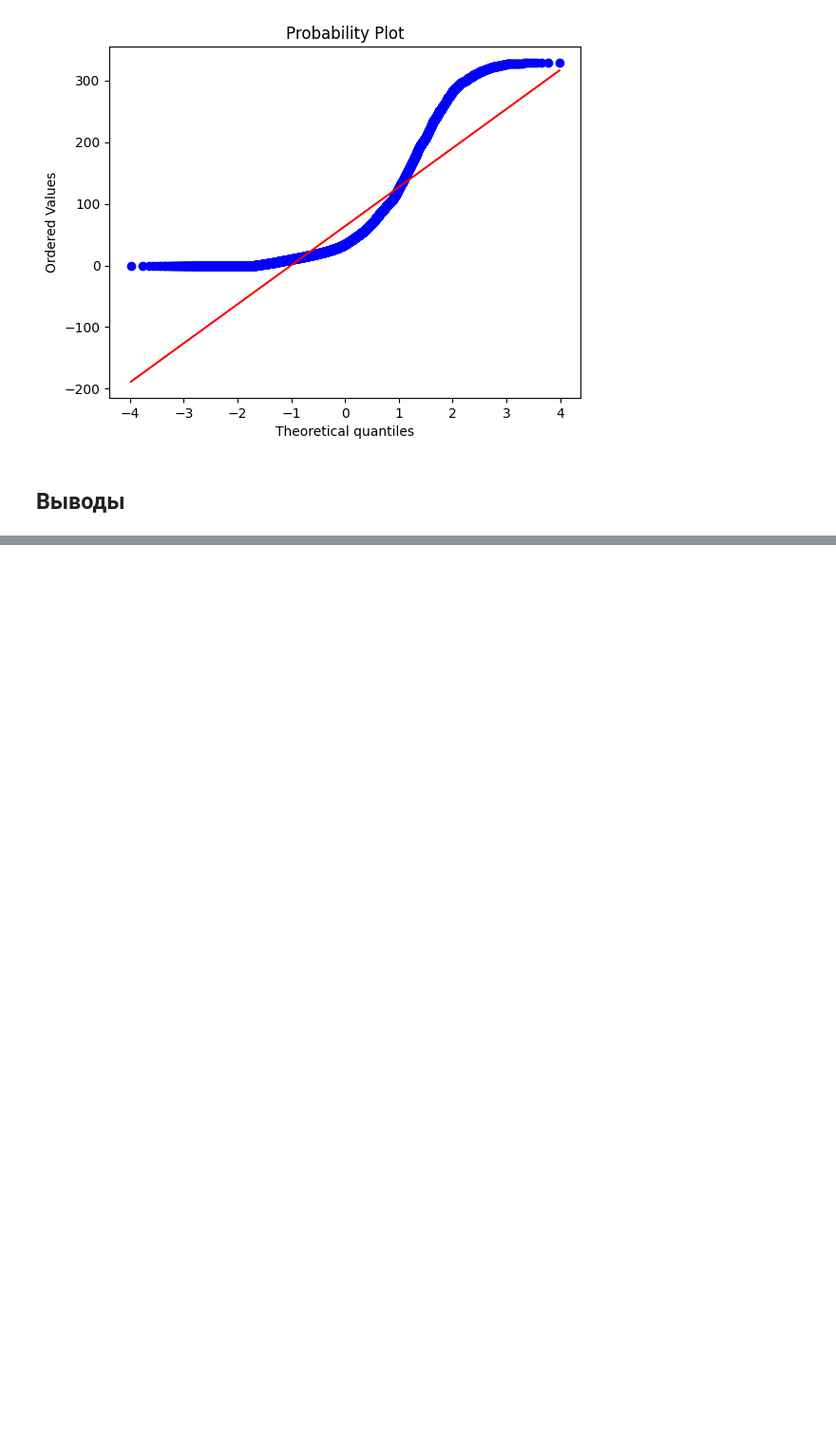
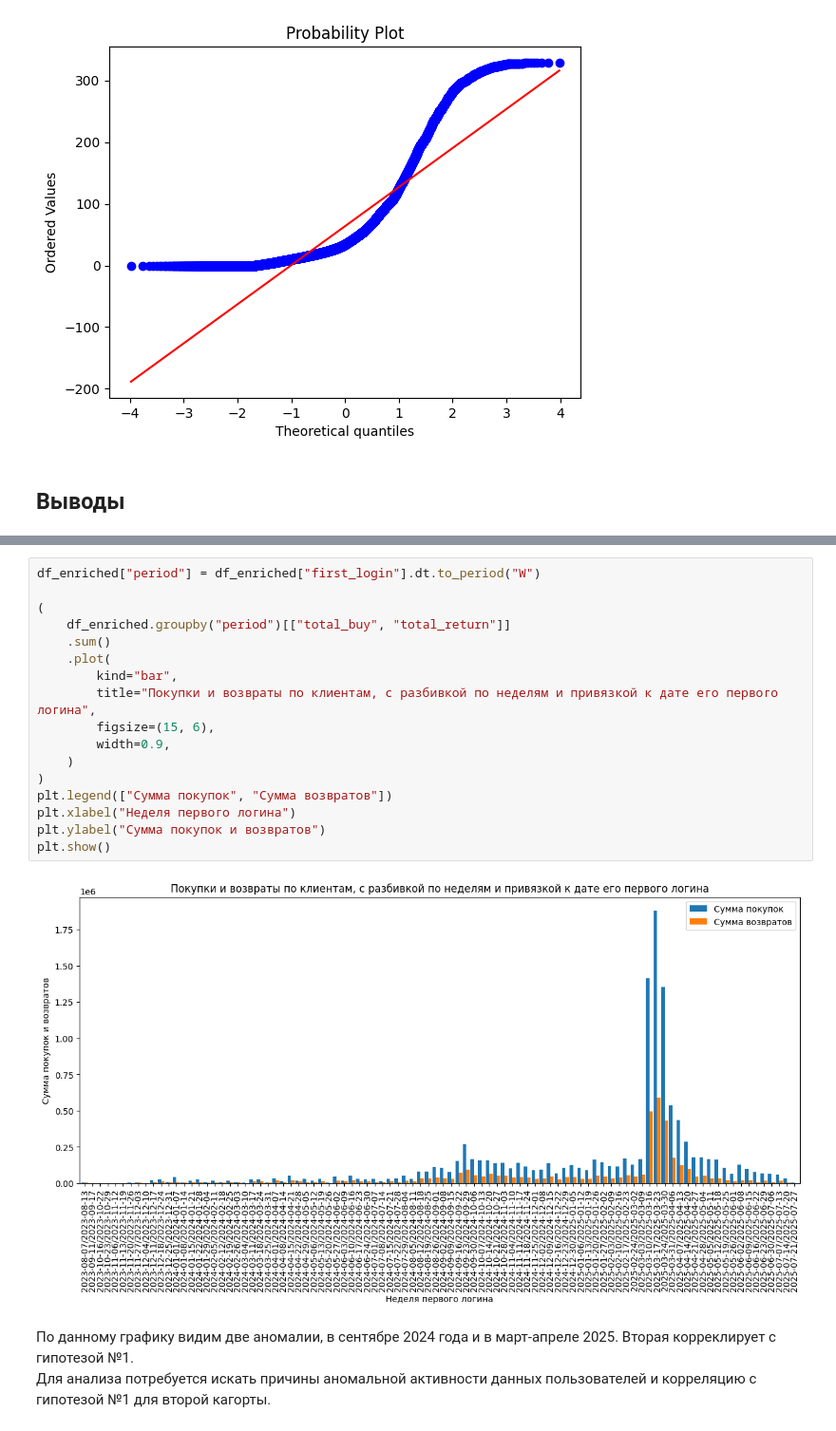
Before and after one commit to Lilya-te/DS-workshop2025, a Jupyter notebook: Checkpoint1_team1.ipynb, the cells around one changed output, grey strips where cells are left out. Shown at 95% size. Cells and saved outputs as stored; diff of their text form; blank space fills up the shorter version.

```diff
--- a/Checkpoint1_team1.ipynb
+++ b/Checkpoint1_team1.ipynb
@@ -318,0 +386,22 @@ _Предпочтения браузера у юзеров, совершивши
+# %%
+df_enriched["period"] = df_enriched["first_login"].dt.to_period("W")
+
+(
+    df_enriched.groupby("period")[["total_buy", "total_return"]]
+    .sum()
+    .plot(
+        kind="bar",
+        title="Покупки и возвраты по клиентам, с разбивкой по неделям и привязкой к дате его первого логина",
+        figsize=(15, 6),
+        width=0.9,
+    )
+)
+plt.legend(["Сумма покупок", "Сумма возвратов"])
+plt.xlabel("Неделя первого логина")
+plt.ylabel("Сумма покупок и возвратов")
+plt.show()
+# %% [output]
+[figure, added]
+# %% [markdown]
+По данному графику видим две аномалии, в сентябре 2024 года и в март-апреле 2025. Вторая корреклирует с гипотезой №1.
+Для анализа потребуется искать причины аномальной активности данных пользователей и корреляцию с гипотезой №1 для второй кагорты.
```
Also changed, not shown: parts of 30 cells of this notebook.
